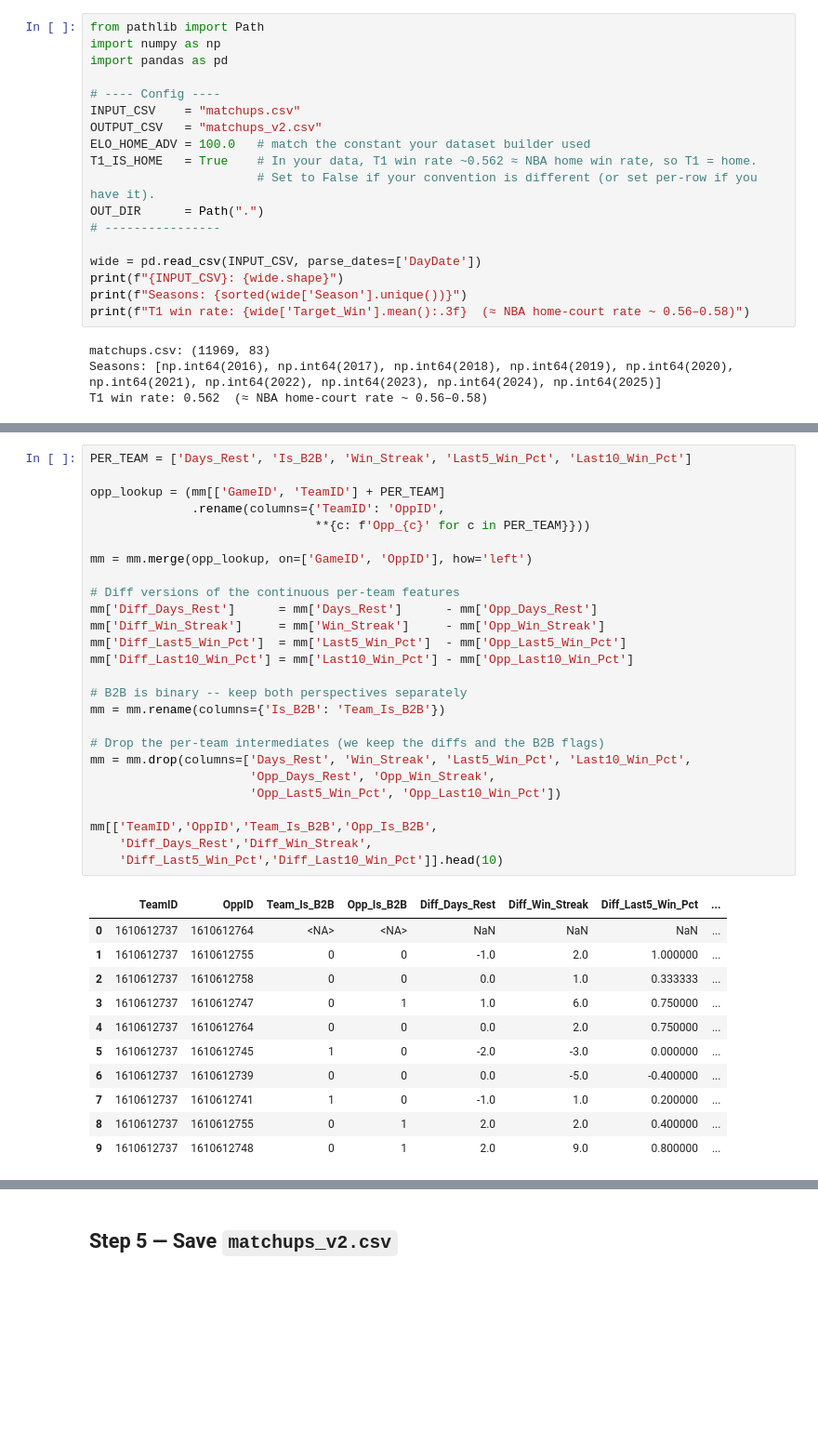
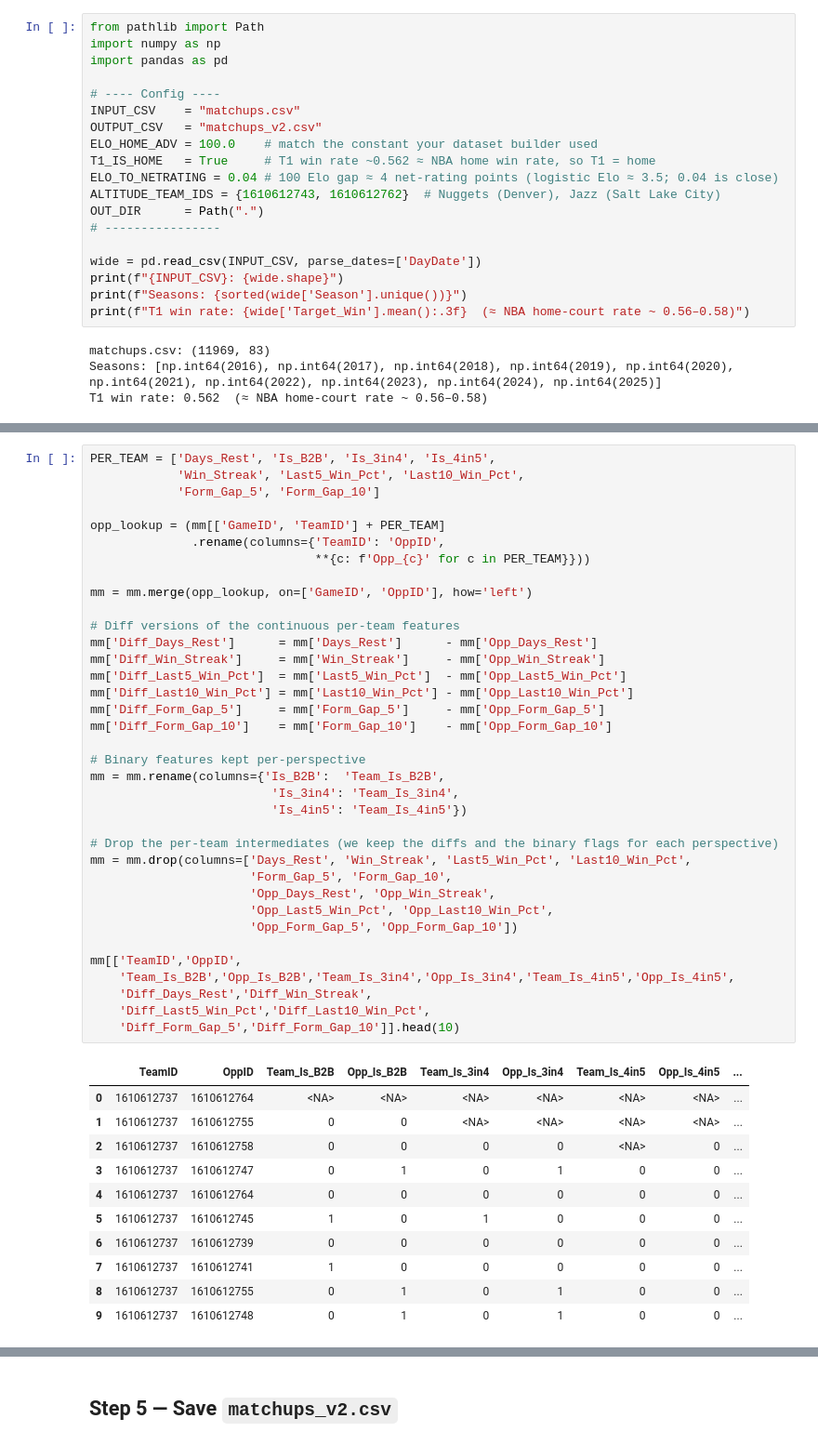
Before and after one commit to fallensnake/IEOR142AProject, a Jupyter notebook: build_features_nba.ipynb, the cells around one changed output, grey strips where cells are left out. Shown at 93% size. Cells and saved outputs as stored; diff of their text form; blank space fills up the shorter version.

```diff
--- a/build_features_nba.ipynb
+++ b/build_features_nba.ipynb
@@ -32,9 +49,10 @@ import pandas as pd
 # ---- Config ----
 INPUT_CSV    = "matchups.csv"
 OUTPUT_CSV   = "matchups_v2.csv"
-ELO_HOME_ADV = 100.0   # match the constant your dataset builder used
-T1_IS_HOME   = True    # In your data, T1 win rate ~0.562 ≈ NBA home win rate, so T1 = home.
-                       # Set to False if your convention is different (or set per-row if you have it).
+ELO_HOME_ADV = 100.0    # match the constant your dataset builder used
+T1_IS_HOME   = True     # T1 win rate ~0.562 ≈ NBA home win rate, so T1 = home
+ELO_TO_NETRATING = 0.04 # 100 Elo gap ≈ 4 net-rating points (logistic Elo ≈ 3.5; 0.04 is close)
+ALTITUDE_TEAM_IDS = {1610612743, 1610612762}  # Nuggets (Denver), Jazz (Salt Lake City)
 OUT_DIR      = Path(".")
 # ----------------
 
@@ -204,41 +307,51 @@ Each row's "opponent values" live in a *different* row of the same DataFrame (th
 # %%
-PER_TEAM = ['Days_Rest', 'Is_B2B', 'Win_Streak', 'Last5_Win_Pct', 'Last10_Win_Pct']
+PER_TEAM = ['Days_Rest', 'Is_B2B', 'Is_3in4', 'Is_4in5',
+            'Win_Streak', 'Last5_Win_Pct', 'Last10_Win_Pct',
+            'Form_Gap_5', 'Form_Gap_10']
 
 opp_lookup = (mm[['GameID', 'TeamID'] + PER_TEAM]
               .rename(columns={'TeamID': 'OppID',
                                **{c: f'Opp_{c}' for c in PER_TEAM}}))
 
 mm = mm.merge(opp_lookup, on=['GameID', 'OppID'], how='left')
 
 # Diff versions of the continuous per-team features
 mm['Diff_Days_Rest']      = mm['Days_Rest']      - mm['Opp_Days_Rest']
 mm['Diff_Win_Streak']     = mm['Win_Streak']     - mm['Opp_Win_Streak']
 mm['Diff_Last5_Win_Pct']  = mm['Last5_Win_Pct']  - mm['Opp_Last5_Win_Pct']
 mm['Diff_Last10_Win_Pct'] = mm['Last10_Win_Pct'] - mm['Opp_Last10_Win_Pct']
+mm['Diff_Form_Gap_5']     = mm['Form_Gap_5']     - mm['Opp_Form_Gap_5']
+mm['Diff_Form_Gap_10']    = mm['Form_Gap_10']    - mm['Opp_Form_Gap_10']
 
-# B2B is binary -- keep both perspectives separately
-mm = mm.rename(columns={'Is_B2B': 'Team_Is_B2B'})
+# Binary features kept per-perspective
+mm = mm.rename(columns={'Is_B2B':  'Team_Is_B2B',
+                         'Is_3in4': 'Team_Is_3in4',
+                         'Is_4in5': 'Team_Is_4in5'})
 
-# Drop the per-team intermediates (we keep the diffs and the B2B flags)
+# Drop the per-team intermediates (we keep the diffs and the binary flags for each perspective)
 mm = mm.drop(columns=['Days_Rest', 'Win_Streak', 'Last5_Win_Pct', 'Last10_Win_Pct',
+                      'Form_Gap_5', 'Form_Gap_10',
                       'Opp_Days_Rest', 'Opp_Win_Streak',
-                      'Opp_Last5_Win_Pct', 'Opp_Last10_Win_Pct'])
+                      'Opp_Last5_Win_Pct', 'Opp_Last10_Win_Pct',
+                      'Opp_Form_Gap_5', 'Opp_Form_Gap_10'])
 
-mm[['TeamID','OppID','Team_Is_B2B','Opp_Is_B2B',
+mm[['TeamID','OppID',
+    'Team_Is_B2B','Opp_Is_B2B','Team_Is_3in4','Opp_Is_3in4','Team_Is_4in5','Opp_Is_4in5',
     'Diff_Days_Rest','Diff_Win_Streak',
-    'Diff_Last5_Win_Pct','Diff_Last10_Win_Pct']].head(10)
+    'Diff_Last5_Win_Pct','Diff_Last10_Win_Pct',
+    'Diff_Form_Gap_5','Diff_Form_Gap_10']].head(10)
 # %% [output]
-|  | TeamID | OppID | Team_Is_B2B | Opp_Is_B2B | Diff_Days_Rest | Diff_Win_Streak | Diff_Last5_Win_Pct | ... |
-| 0 | 1610612737 | 1610612764 | <NA> | <NA> | NaN | NaN | NaN | ... |
-| 1 | 1610612737 | 1610612755 | 0 | 0 | -1.0 | 2.0 | 1.000000 | ... |
-| 2 | 1610612737 | 1610612758 | 0 | 0 | 0.0 | 1.0 | 0.333333 | ... |
-| 3 | 1610612737 | 1610612747 | 0 | 1 | 1.0 | 6.0 | 0.750000 | ... |
-| 4 | 1610612737 | 1610612764 | 0 | 0 | 0.0 | 2.0 | 0.750000 | ... |
-| 5 | 1610612737 | 1610612745 | 1 | 0 | -2.0 | -3.0 | 0.000000 | ... |
-| 6 | 1610612737 | 1610612739 | 0 | 0 | 0.0 | -5.0 | -0.400000 | ... |
-| 7 | 1610612737 | 1610612741 | 1 | 0 | -1.0 | 1.0 | 0.200000 | ... |
-| 8 | 1610612737 | 1610612755 | 0 | 1 | 2.0 | 2.0 | 0.400000 | ... |
-| 9 | 1610612737 | 1610612748 | 0 | 1 | 2.0 | 9.0 | 0.800000 | ... |
+|  | TeamID | OppID | Team_Is_B2B | Opp_Is_B2B | Team_Is_3in4 | Opp_Is_3in4 | Team_Is_4in5 | Opp_Is_4in5 | ... |
+| 0 | 1610612737 | 1610612764 | <NA> | <NA> | <NA> | <NA> | <NA> | <NA> | ... |
+| 1 | 1610612737 | 1610612755 | 0 | 0 | <NA> | <NA> | <NA> | <NA> | ... |
+| 2 | 1610612737 | 1610612758 | 0 | 0 | 0 | 0 | <NA> | 0 | ... |
+| 3 | 1610612737 | 1610612747 | 0 | 1 | 0 | 1 | 0 | 0 | ... |
+| 4 | 1610612737 | 1610612764 | 0 | 0 | 0 | 0 | 0 | 0 | ... |
+| 5 | 1610612737 | 1610612745 | 1 | 0 | 1 | 0 | 0 | 0 | ... |
+| 6 | 1610612737 | 1610612739 | 0 | 0 | 0 | 0 | 0 | 0 | ... |
+| 7 | 1610612737 | 1610612741 | 1 | 0 | 0 | 0 | 0 | 0 | ... |
+| 8 | 1610612737 | 1610612755 | 0 | 1 | 0 | 1 | 0 | 0 | ... |
+| 9 | 1610612737 | 1610612748 | 0 | 1 | 0 | 1 | 0 | 0 | ... |
 # %% [markdown]
 ## Step 3 — Head-to-head this season
 
```
Also changed, not shown: parts of 27 cells of this notebook, 1 other file.
